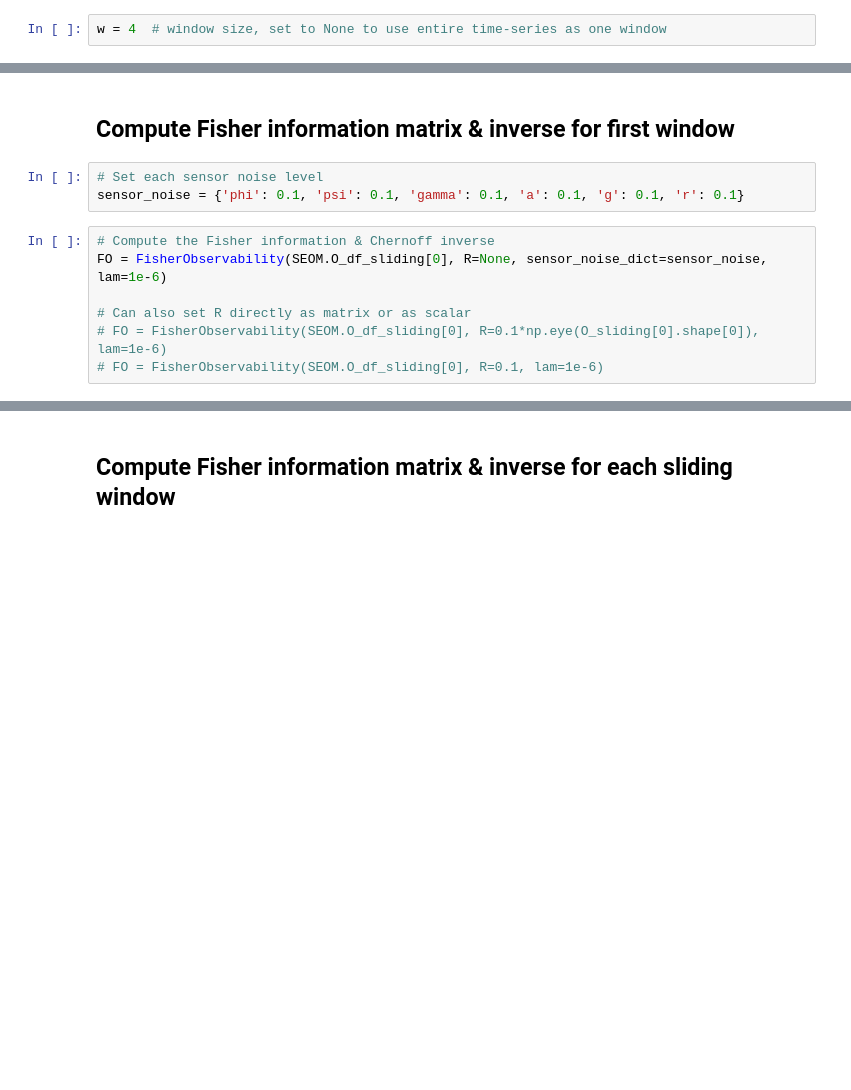
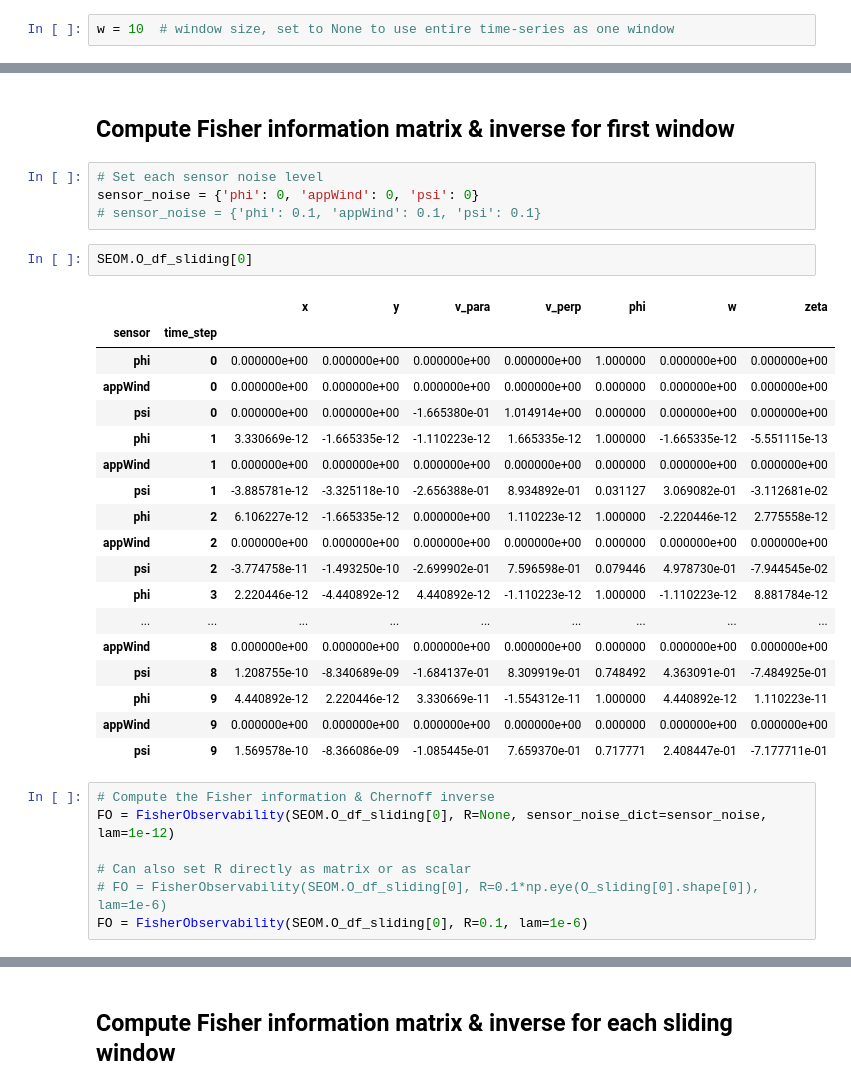
Before and after one commit to lolrenceH/pybounds, a Jupyter notebook: examples/observability_analysis.ipynb, the cells around one changed output, grey strips where cells are left out. Drawn from its saved outputs; the diff is of its cells as text; blank space fills up the shorter version.

```diff
--- a/examples/observability_analysis.ipynb
+++ b/examples/observability_analysis.ipynb
@@ -289,7 +522,7 @@ simulator.plot('x')
 # %% [markdown]
 ## Construct observability matrix in sliding windows
 # %%
-w = 4  # window size, set to None to use entire time-series as one window
+w = 10  # window size, set to None to use entire time-series as one window
 # %%
 # Construct O in sliding windows
 st = time.time()
@@ -310,14 +549,36 @@ OI.plot(scale=1.0)
 ## Compute Fisher information matrix & inverse for first window
 # %%
 # Set each sensor noise level
-sensor_noise = {'phi': 0.1, 'psi': 0.1, 'gamma': 0.1, 'a': 0.1, 'g': 0.1, 'r': 0.1}
+sensor_noise = {'phi': 0, 'appWind': 0, 'psi': 0}
+# sensor_noise = {'phi': 0.1, 'appWind': 0.1, 'psi': 0.1}
+# %%
+SEOM.O_df_sliding[0]
+# %% [output]
+|  |  | x | y | v_para | v_perp | phi | w | zeta |
+| sensor | time_step |  |  |  |  |  |  |  |
+| phi | 0 | 0.000000e+00 | 0.000000e+00 | 0.000000e+00 | 0.000000e+00 | 1.000000 | 0.000000e+00 | 0.000000e+00 |
+| appWind | 0 | 0.000000e+00 | 0.000000e+00 | 0.000000e+00 | 0.000000e+00 | 0.000000 | 0.000000e+00 | 0.000000e+00 |
+| psi | 0 | 0.000000e+00 | 0.000000e+00 | -1.665380e-01 | 1.014914e+00 | 0.000000 | 0.000000e+00 | 0.000000e+00 |
+| phi | 1 | 3.330669e-12 | -1.665335e-12 | -1.110223e-12 | 1.665335e-12 | 1.000000 | -1.665335e-12 | -5.551115e-13 |
+| appWind | 1 | 0.000000e+00 | 0.000000e+00 | 0.000000e+00 | 0.000000e+00 | 0.000000 | 0.000000e+00 | 0.000000e+00 |
+| psi | 1 | -3.885781e-12 | -3.325118e-10 | -2.656388e-01 | 8.934892e-01 | 0.031127 | 3.069082e-01 | -3.112681e-02 |
+| phi | 2 | 6.106227e-12 | -1.665335e-12 | 0.000000e+00 | 1.110223e-12 | 1.000000 | -2.220446e-12 | 2.775558e-12 |
+| appWind | 2 | 0.000000e+00 | 0.000000e+00 | 0.000000e+00 | 0.000000e+00 | 0.000000 | 0.000000e+00 | 0.000000e+00 |
+| psi | 2 | -3.774758e-11 | -1.493250e-10 | -2.699902e-01 | 7.596598e-01 | 0.079446 | 4.978730e-01 | -7.944545e-02 |
+| phi | 3 | 2.220446e-12 | -4.440892e-12 | 4.440892e-12 | -1.110223e-12 | 1.000000 | -1.110223e-12 | 8.881784e-12 |
+| ... | ... | ... | ... | ... | ... | ... | ... | ... |
+| appWind | 8 | 0.000000e+00 | 0.000000e+00 | 0.000000e+00 | 0.000000e+00 | 0.000000 | 0.000000e+00 | 0.000000e+00 |
+| psi | 8 | 1.208755e-10 | -8.340689e-09 | -1.684137e-01 | 8.309919e-01 | 0.748492 | 4.363091e-01 | -7.484925e-01 |
+| phi | 9 | 4.440892e-12 | 2.220446e-12 | 3.330669e-11 | -1.554312e-11 | 1.000000 | 4.440892e-12 | 1.110223e-11 |
+| appWind | 9 | 0.000000e+00 | 0.000000e+00 | 0.000000e+00 | 0.000000e+00 | 0.000000 | 0.000000e+00 | 0.000000e+00 |
+| psi | 9 | 1.569578e-10 | -8.366086e-09 | -1.085445e-01 | 7.659370e-01 | 0.717771 | 2.408447e-01 | -7.177711e-01 |
 # %%
 # Compute the Fisher information & Chernoff inverse
-FO = FisherObservability(SEOM.O_df_sliding[0], R=None, sensor_noise_dict=sensor_noise, lam=1e-6)
+FO = FisherObservability(SEOM.O_df_sliding[0], R=None, sensor_noise_dict=sensor_noise, lam=1e-12)
 
 # Can also set R directly as matrix or as scalar
 # FO = FisherObservability(SEOM.O_df_sliding[0], R=0.1*np.eye(O_sliding[0].shape[0]), lam=1e-6)
-# FO = FisherObservability(SEOM.O_df_sliding[0], R=0.1, lam=1e-6)
+FO = FisherObservability(SEOM.O_df_sliding[0], R=0.1, lam=1e-6)
 # %%
 # Get the Fisher information, inverse, and R matrix
 F, F_inv, R = FO.get_fisher_information()
```
Also changed, not shown: parts of 33 cells of this notebook, 1 other file.
